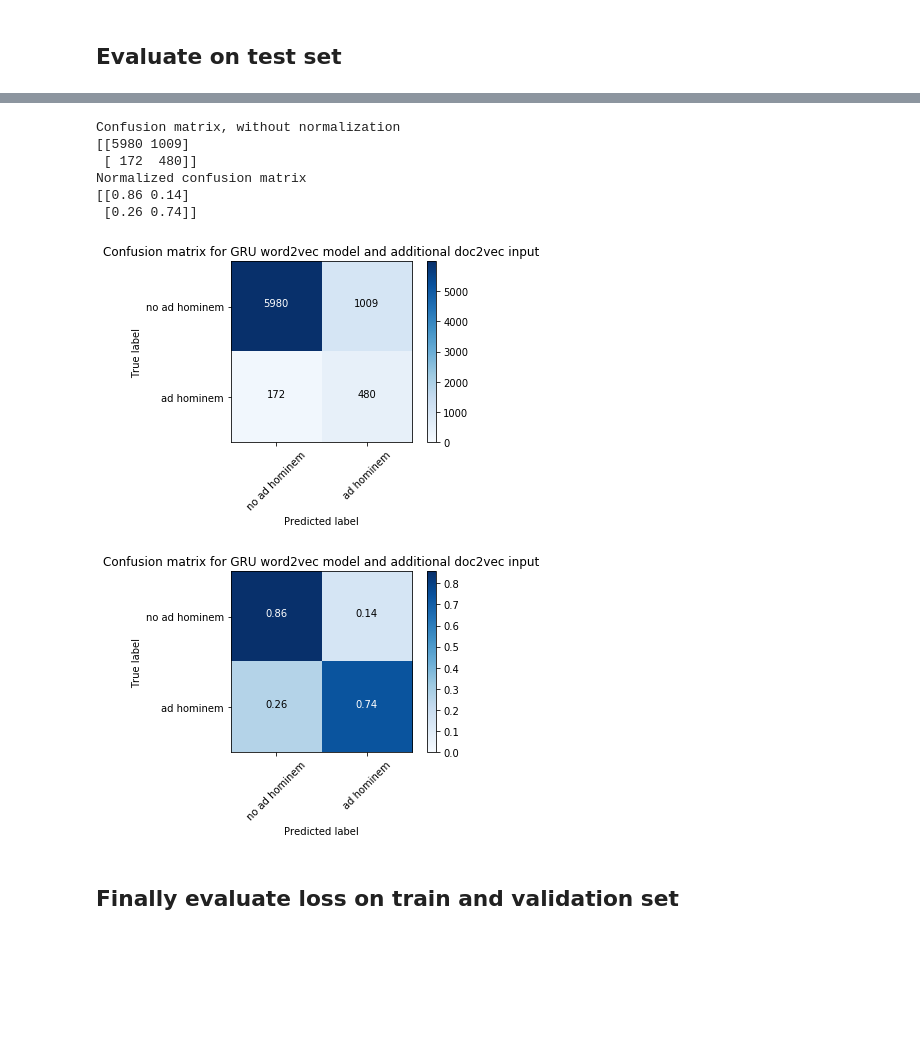
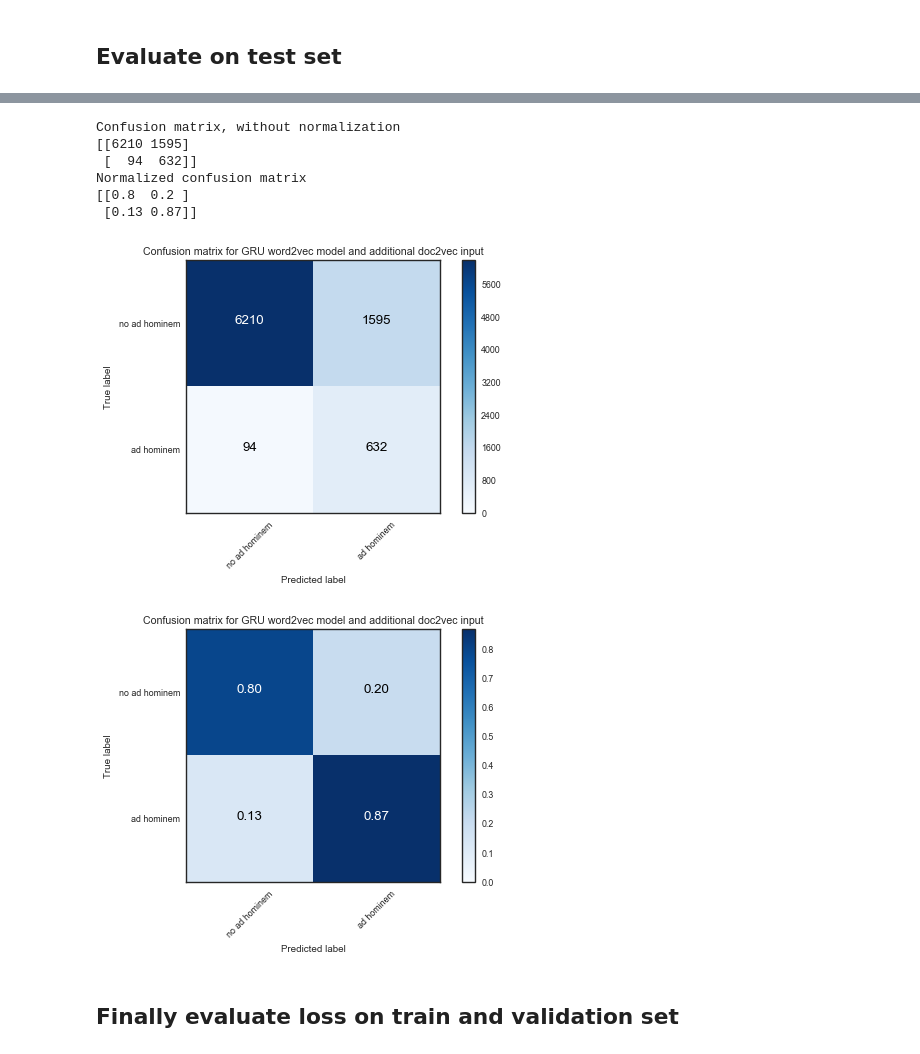
Before and after one commit to iPieter/ad-hominem-detection, a Jupyter notebook: models/03_doc2vec/word2vec-doc2vec-POS-limit200words.ipynb, the cells around one changed output, grey strips where cells are left out. Saved outputs shown, nothing was run; the diff lists cells and outputs as text; code cells hidden in the pictures; blank space fills up the shorter version.

```diff
--- a/models/03_doc2vec/word2vec-doc2vec-POS-limit200words.ipynb
+++ b/models/03_doc2vec/word2vec-doc2vec-POS-limit200words.ipynb
@@ -51,7 +52,7 @@ df = df[~df.isin([np.nan, np.inf, -np.inf, 'nan']).any(1)] ## Remove rows with N
 # %%
 df["length"] = df["body"].apply( lambda x: len(simple_preprocess(x, deacc=True)))
 # %%
-df.drop(df[df["length"] > 250].index, axis=0, inplace=True)
+df.drop(df[df["length"] > 400].index, axis=0, inplace=True)
 # %%
 df.shape
 # %% [output]
@@ -107,7 +112,7 @@ def plot_confusion_matrix(cm, classes,
     plt.xlabel('Predicted label')
 # %%
 print("importing word2vec")
-wv_from_bin = KeyedVectors.load_word2vec_format("~/notebooks/word2vec-GoogleNews-vectors/GoogleNews-vectors-negative300.bin.gz", binary=True)  # C binary format
+wv_from_bin = KeyedVectors.load_word2vec_format("~/Downloads/GoogleNews-vectors-negative300.bin.gz", binary=True)  # C binary format
 print("imported word2vec")
 # %% [output]
 importing word2vec
@@ -287,33 +303,39 @@ model.save("model_crazyMizedNN-250words.h5")
 # %%
+import matplotlib.pyplot as plt
+plt.style.use('seaborn-white')
 # Compute confusion matrix
 cnf_matrix = confusion_matrix(test["isAdHominem"], test_predicted[:,0] < topValue)
 
 np.set_printoptions(precision=2)
 
 title="Confusion matrix for GRU word2vec model and additional doc2vec input"
 
 # Plot normalized confusion matrix
 fig = plt.figure()
+#fig.set_size_inches(6,6)
+
 plot_confusion_matrix(cnf_matrix, classes=["no ad hominem", "ad hominem"],normalize=False,
                       title=title)
 
 #print('plots exported.png')
 #fig.savefig("model06_not_normalized.png")
 
 # Plot non-normalized confusion matrix
 fig = plt.figure()
+#fig.set_size_inches(6,6)
+
 plot_confusion_matrix(cnf_matrix, classes=["no ad hominem", "ad hominem"],normalize=True,
                       title=title)
-#fig.savefig("model06_normalized.png")
+#fig.savefig("normalized_confusion.png")
 # %% [output]
 Confusion matrix, without normalization
-[[5980 1009]
- [ 172  480]]
+[[6210 1595]
+ [  94  632]]
 Normalized confusion matrix
-[[0.86 0.14]
- [0.26 0.74]]
+[[0.8  0.2 ]
+ [0.13 0.87]]
-[figure, old version]
+[figure, new version]
-[figure, old version]
+[figure, new version]
 # %% [markdown]
 ## Finally evaluate loss on train and validation set
 # %%
```
Also changed, not shown: parts of 27 cells of this notebook, 22 other files.
